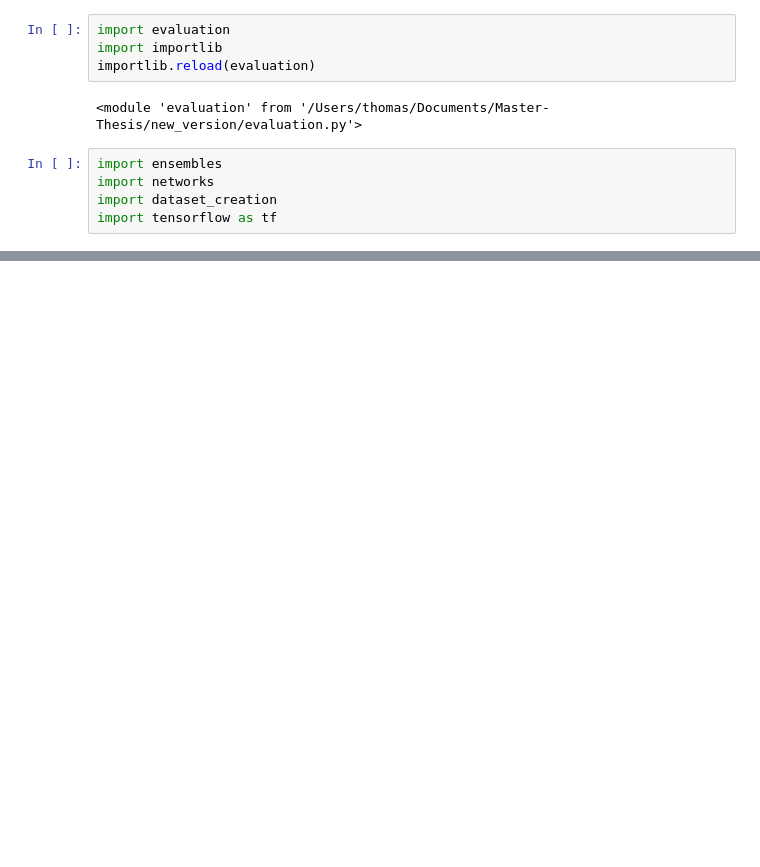
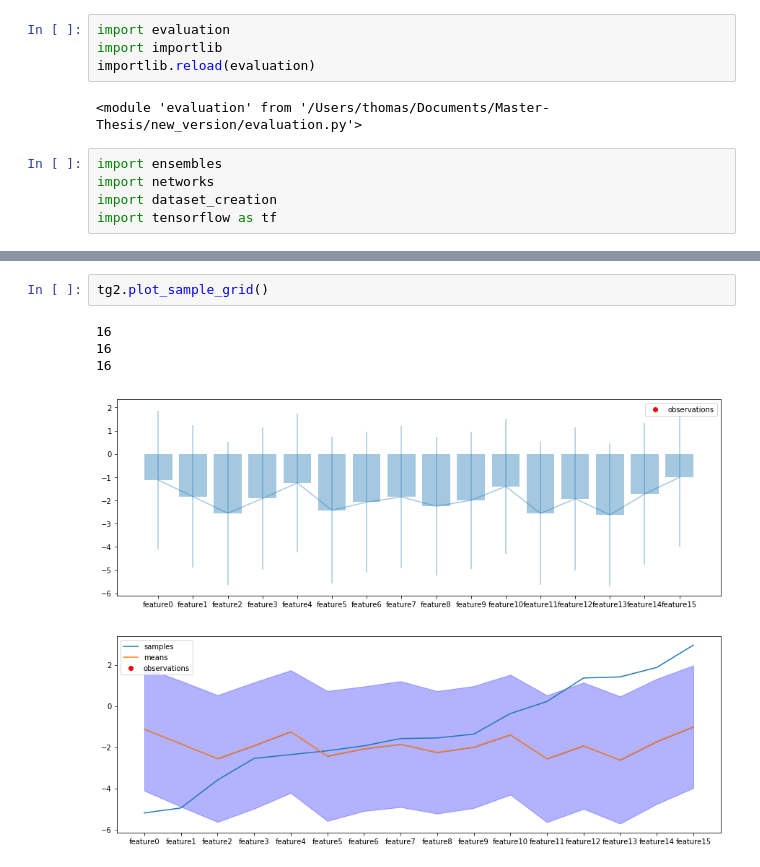
Before and after one commit to wooohoooo/Master-Thesis, a Jupyter notebook: new_version/Thompson_Gridsearch.ipynb, the cells around one changed output, grey strips where cells are left out. Saved outputs shown, nothing was run; the diff lists cells and outputs as text; blank space fills up the shorter version.

```diff
--- a/new_version/Thompson_Gridsearch.ipynb
+++ b/new_version/Thompson_Gridsearch.ipynb
@@ -38,0 +81,8 @@ tg2.plot_sample_grid()
+# %%
+tg2.plot_sample_grid()
+# %% [output]
+16
+16
+16
+[figure, added]
+[figure, added]
```
Also changed, not shown: parts of 16 cells of this notebook, 11 other files.
